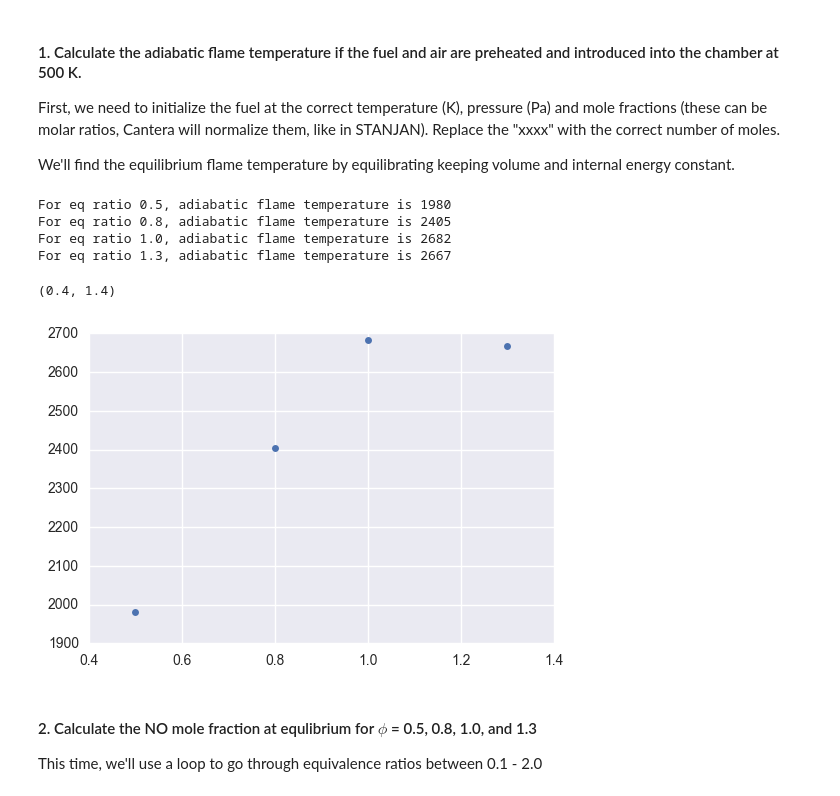
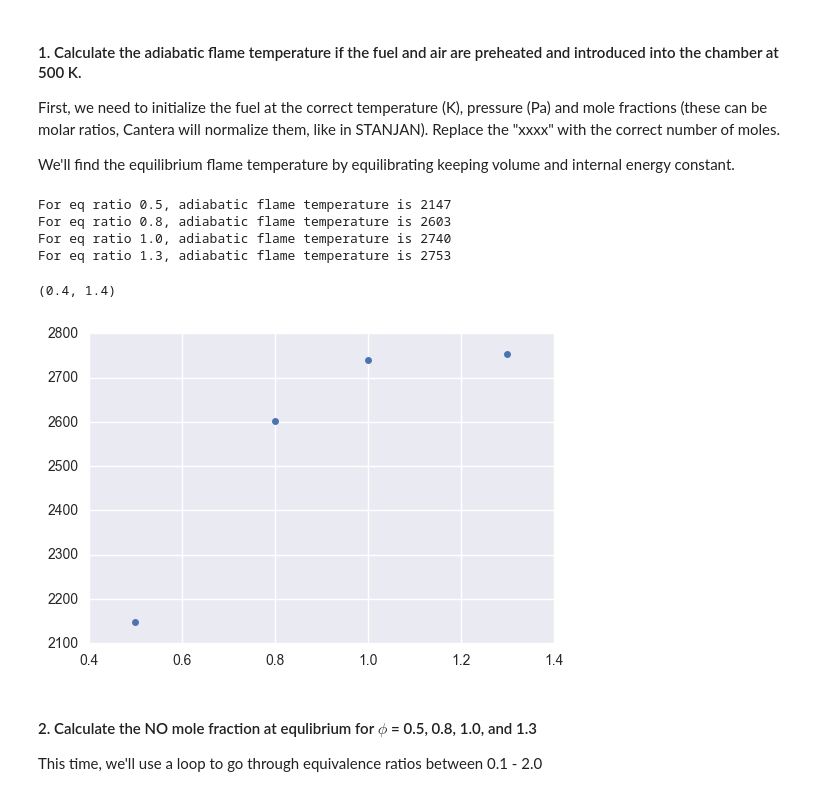
Before and after one commit to bslakman/cantera-jupyter, a Jupyter notebook: reactors/ME7300_HW6_soln.ipynb, the cells around one changed output. Drawn from its saved outputs; the diff is of its cells as text; code cells hidden in the pictures.

```diff
--- a/reactors/ME7300_HW6_soln.ipynb
+++ b/reactors/ME7300_HW6_soln.ipynb
@@ -90,41 +90,41 @@ constant.
 # %%
 equivalence_ratios = np.array([0.5,0.8,1.0,1.3])
 T = np.zeros_like(equivalence_ratios)
 
 # phi=0.5
-gas.TPX = 500, 1e5, 'nc7h16:1.0,o2:22.0,n2:83.16'
+gas.TPX = 750, 1e5, 'c3h8:1.0,o2:10.0,n2:37.8'
 gas.equilibrate('UV')
 T[0] = gas.T
 
 # phi=0.8
-gas.TPX = 500, 1e5, 'nc7h16:1.0,o2:13.75,n2:59.4'
+gas.TPX = 750, 1e5, 'c3h8:1.0,o2:6.25,n2:23.63'
 gas.equilibrate('UV')
 T[1] = gas.T
 
 #phi=1.0
-gas.TPX = 500, 1e5, 'nc7h16:1.0,o2:11.0,n2:41.58'
+gas.TPX = 750, 1e5, 'c3h8:1.0,o2:5.0,n2:18.8'
 gas.equilibrate('UV')
 T[2] = gas.T
 
 #phi=1.3
-gas.TPX = 500, 1e5, 'nc7h16:1.0,o2:8.46,n2:31.98'
+gas.TPX = 750, 1e5, 'c3h8:1.0,o2:3.85,n2:14.54'
 gas.equilibrate('UV')
 T[3] = gas.T
 
 for phi, temp in zip(equivalence_ratios, T):
     print "For eq ratio {0}, adiabatic flame temperature is {1}".format(round(phi,1), int(round(temp,0)))
 
 #gas.TPX = 1000, 1e5, 'nc7h16:1.0,o2:xxxx,n2:xxxx'
 
 plt.plot(equivalence_ratios, T, linestyle='', marker='.', ms=10)
 plt.xlim(0.4,1.4)
 # %% [output]
-For eq ratio 0.5, adiabatic flame temperature is 1980
-For eq ratio 0.8, adiabatic flame temperature is 2405
-For eq ratio 1.0, adiabatic flame temperature is 2682
-For eq ratio 1.3, adiabatic flame temperature is 2667
+For eq ratio 0.5, adiabatic flame temperature is 2147
+For eq ratio 0.8, adiabatic flame temperature is 2603
+For eq ratio 1.0, adiabatic flame temperature is 2740
+For eq ratio 1.3, adiabatic flame temperature is 2753
 (0.4, 1.4)
-[figure, old version]
+[figure, new version]
 # %% [markdown]
 #### 2. Calculate the NO mole fraction at equlibrium for $\phi$ = 0.5, 0.8, 1.0, and 1.3
 This time, we'll use a loop to go through equivalence ratios between 0.1 - 2.0
```
Also changed, not shown: parts of 5 cells of this notebook, 2 other files.
